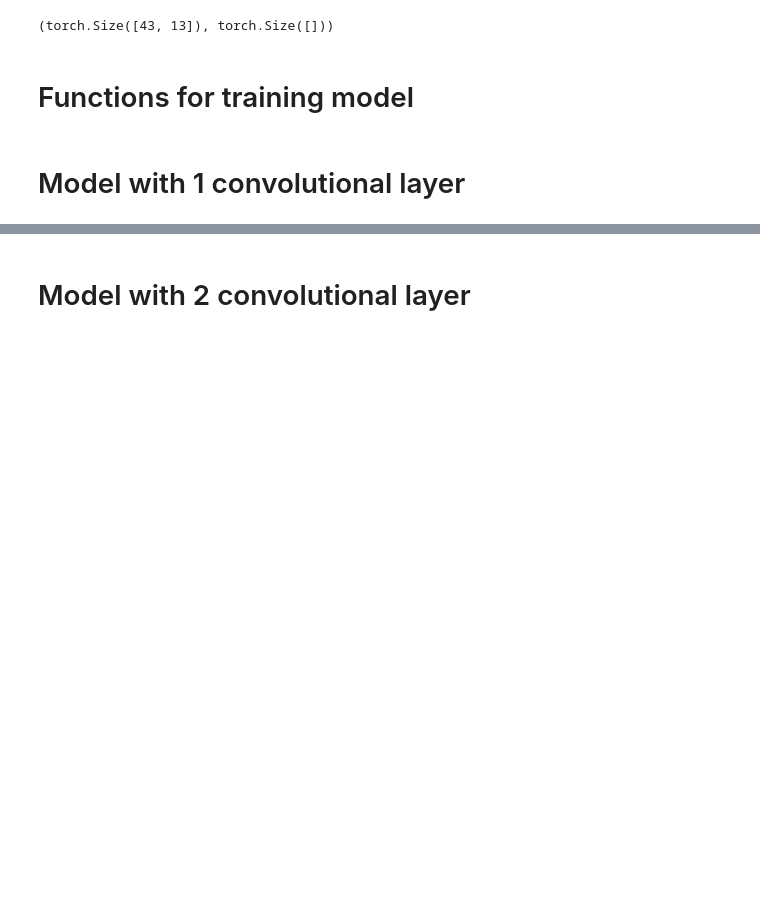
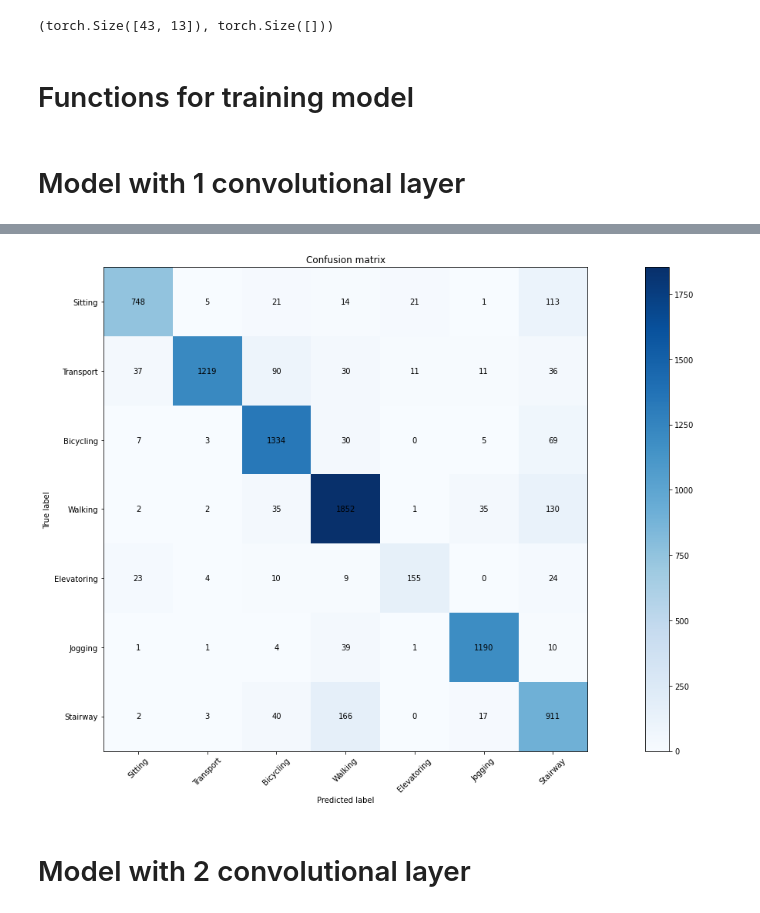
Before and after one commit to phyti1/ds_activity_tracker, a Jupyter notebook: cnn_rnsb/cnn.ipynb, the cells around one changed output, grey strips where cells are left out. Cells and saved outputs as stored; diff of their text form; code cells hidden in the pictures; blank space fills up the shorter version.

```diff
--- a/cnn_rnsb/cnn.ipynb
+++ b/cnn_rnsb/cnn.ipynb
@@ -14,0 +10,16 @@ cpu
+# %%
+# set cuda
+device = torch.device('cuda' if torch.cuda.is_available() else 'cpu')
+print(device)
+
+# set standart plot size to (21,10)
+plt.rcParams['figure.figsize'] = (21, 10)
+
+# Seed
+seed = 21
+torch.manual_seed(seed)
+torch.cuda.manual_seed(seed)
+torch.cuda.manual_seed_all(seed)
+np.random.seed(seed)
+torch.backends.cudnn.benchmark = False
+torch.backends.cudnn.deterministic = True
@@ -147,3 +247,8 @@ KeyboardInterrupt:
+# %%
+cm = confusionMatrix2D(loaderTest, model)
+plotConfusionMatrix(cm)
+# %% [output]
+[figure, added]
 # %% [markdown]
 # Model with 2 convolutional layer
 # %%
```
Also changed, not shown: parts of 39 cells of this notebook, 3 other files.
